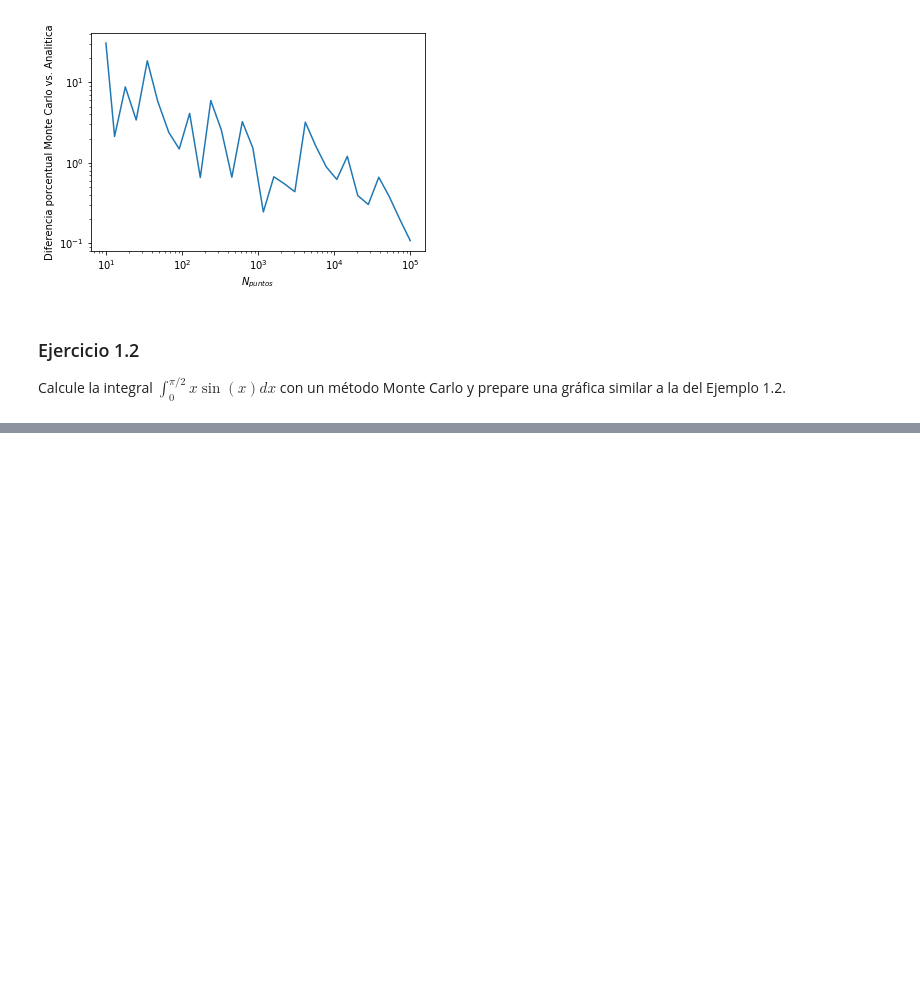
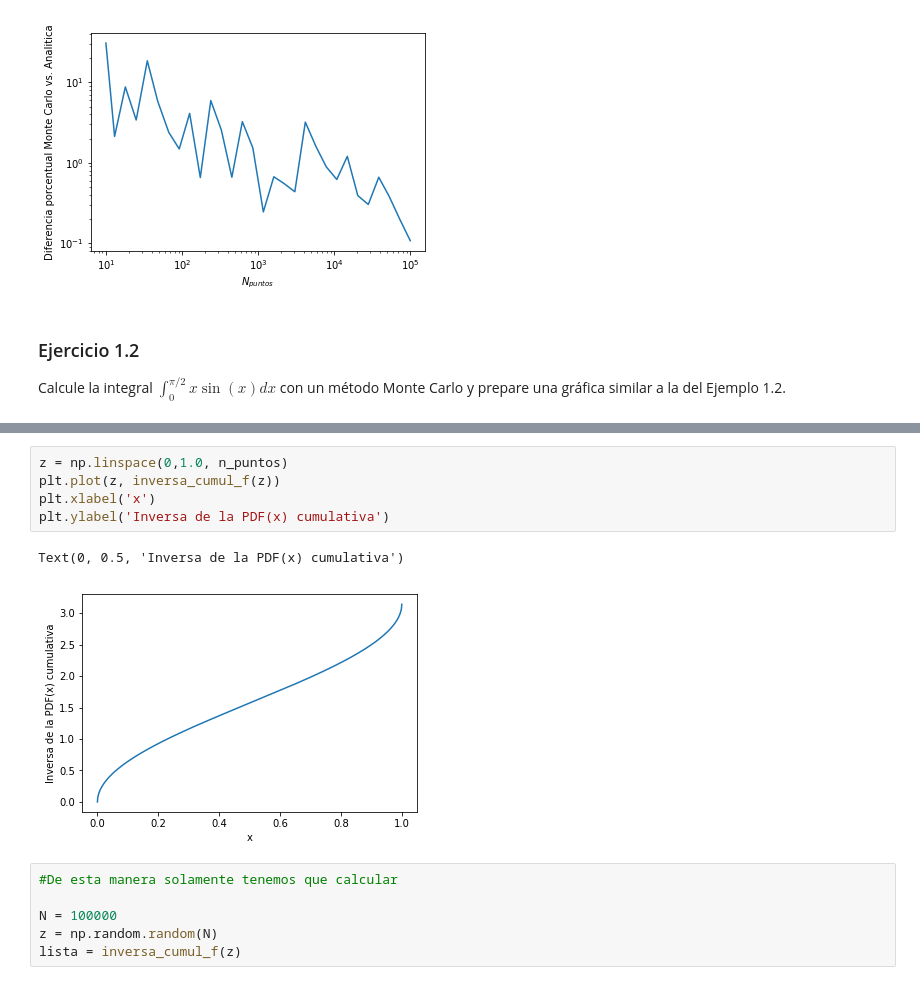
Before and after one commit to JoseMontanaC/Metodos_Computacionales, a Jupyter notebook: Repaso_Ejercicios/Ejercicio_5/Ejercicio_5.ipynb, the cells around one changed output, grey strips where cells are left out. Drawn from its saved outputs; the diff is of its cells as text; blank space fills up the shorter version.

```diff
--- a/Repaso_Ejercicios/Ejercicio_5/Ejercicio_5.ipynb
+++ b/Repaso_Ejercicios/Ejercicio_5/Ejercicio_5.ipynb
@@ -117,0 +200,14 @@ Calcule la integral $\int_0^{\pi/2} x \sin(x)dx$ con un método Monte Carlo y pr
+# %%
+z = np.linspace(0,1.0, n_puntos)
+plt.plot(z, inversa_cumul_f(z))
+plt.xlabel('x')
+plt.ylabel('Inversa de la PDF(x) cumulativa')
+# %% [output]
+Text(0, 0.5, 'Inversa de la PDF(x) cumulativa')
+[figure, added]
+# %%
+#De esta manera solamente tenemos que calcular
+
+N = 100000
+z = np.random.random(N)
+lista = inversa_cumul_f(z)
```
Also changed, not shown: parts of 20 cells of this notebook.
